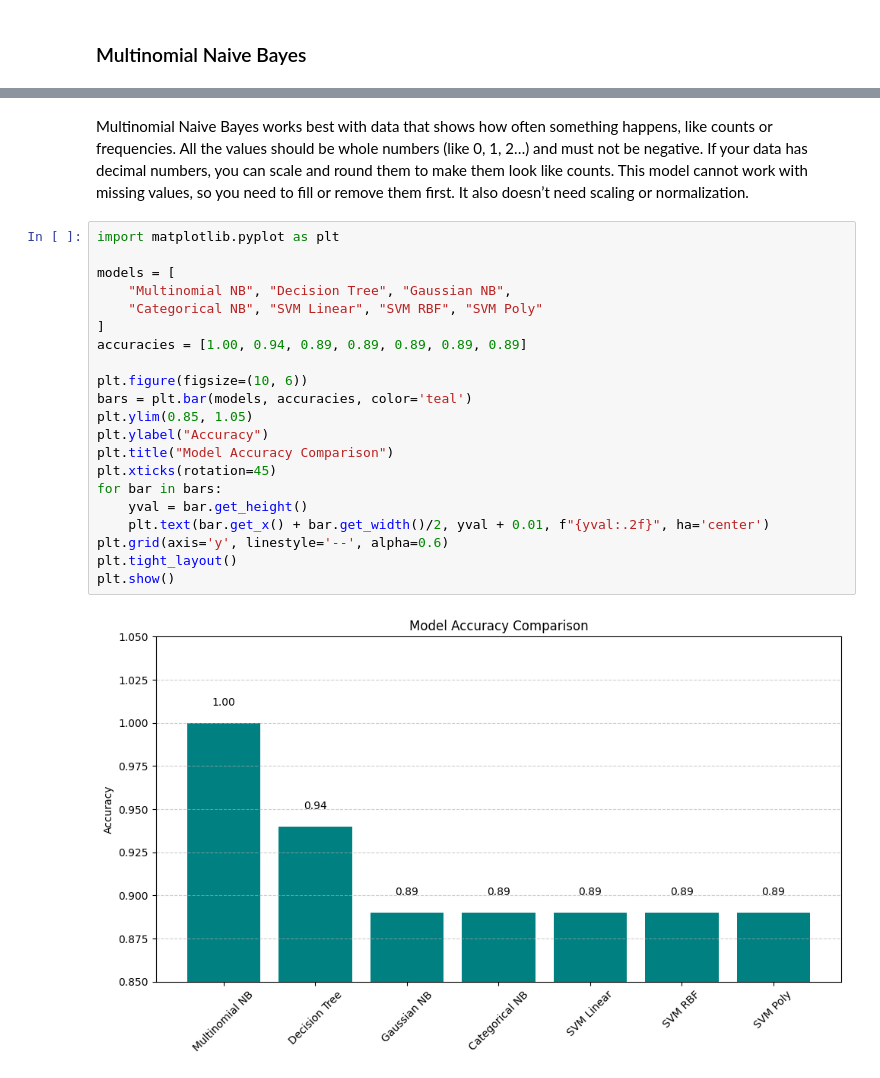
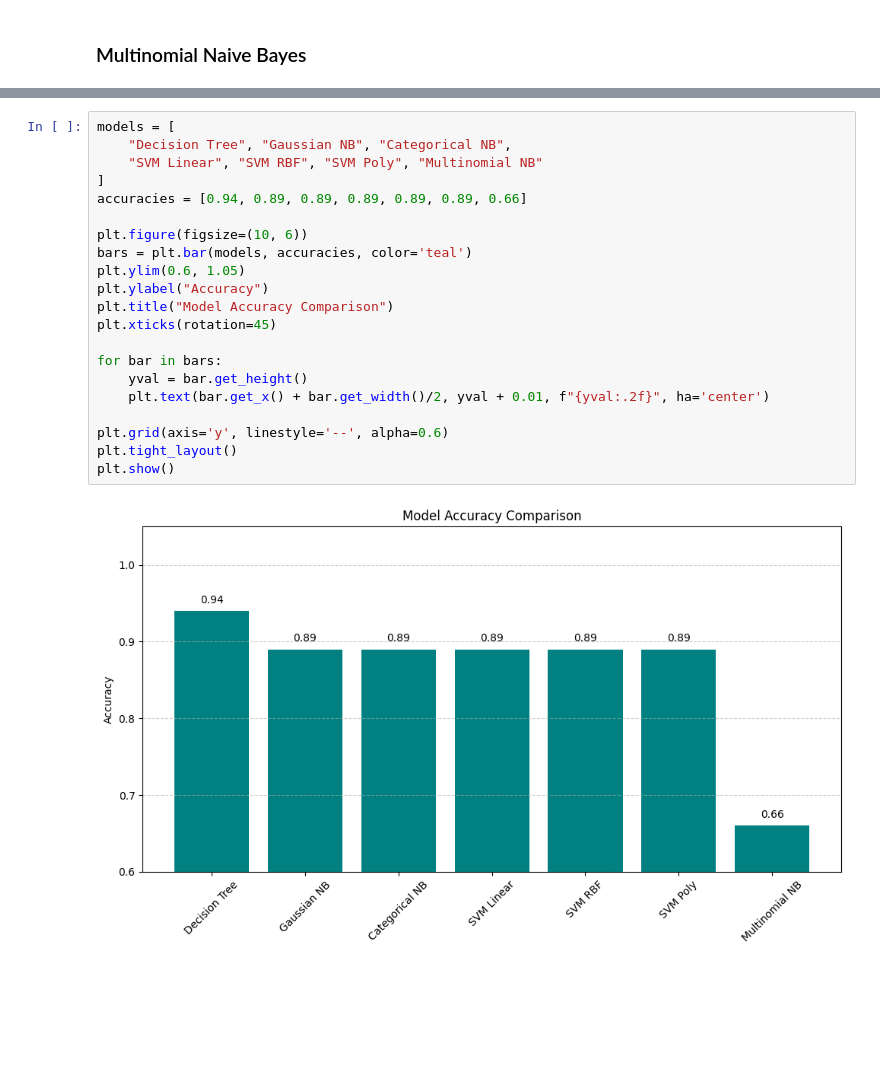
Before and after one commit to AkhilaAnnireddy/ML_Exam_3_4, a Jupyter notebook: Naive_Bayes_Impl.ipynb, the cells around one changed output, grey strips where cells are left out. Cells and saved outputs as stored; diff of their text form; blank space fills up the shorter version.

Commit message:
removed scaling on multinomial naive bayes

```diff
--- a/Naive_Bayes_Impl.ipynb
+++ b/Naive_Bayes_Impl.ipynb
@@ -322,25 +326,23 @@ Prediction Probabilities (first 10 rows):
-# %% [markdown]
-Multinomial Naive Bayes works best with data that shows how often something happens, like counts or frequencies. All the values should be whole numbers (like 0, 1, 2…) and must not be negative. If your data has decimal numbers, you can scale and round them to make them look like counts. This model cannot work with missing values, so you need to fill or remove them first. It also doesn’t need scaling or normalization.
 # %%
-import matplotlib.pyplot as plt
-
 models = [
-    "Multinomial NB", "Decision Tree", "Gaussian NB",
-    "Categorical NB", "SVM Linear", "SVM RBF", "SVM Poly"
+    "Decision Tree", "Gaussian NB", "Categorical NB",
+    "SVM Linear", "SVM RBF", "SVM Poly", "Multinomial NB"
 ]
-accuracies = [1.00, 0.94, 0.89, 0.89, 0.89, 0.89, 0.89]
+accuracies = [0.94, 0.89, 0.89, 0.89, 0.89, 0.89, 0.66]
 
 plt.figure(figsize=(10, 6))
 bars = plt.bar(models, accuracies, color='teal')
-plt.ylim(0.85, 1.05)
+plt.ylim(0.6, 1.05)
 plt.ylabel("Accuracy")
 plt.title("Model Accuracy Comparison")
 plt.xticks(rotation=45)
+
 for bar in bars:
     yval = bar.get_height()
     plt.text(bar.get_x() + bar.get_width()/2, yval + 0.01, f"{yval:.2f}", ha='center')
+
 plt.grid(axis='y', linestyle='--', alpha=0.6)
 plt.tight_layout()
 plt.show()
 # %% [output]
-[figure, old version]
+[figure, new version]
```
Also changed, not shown: parts of 9 cells of this notebook, 1 other file.
